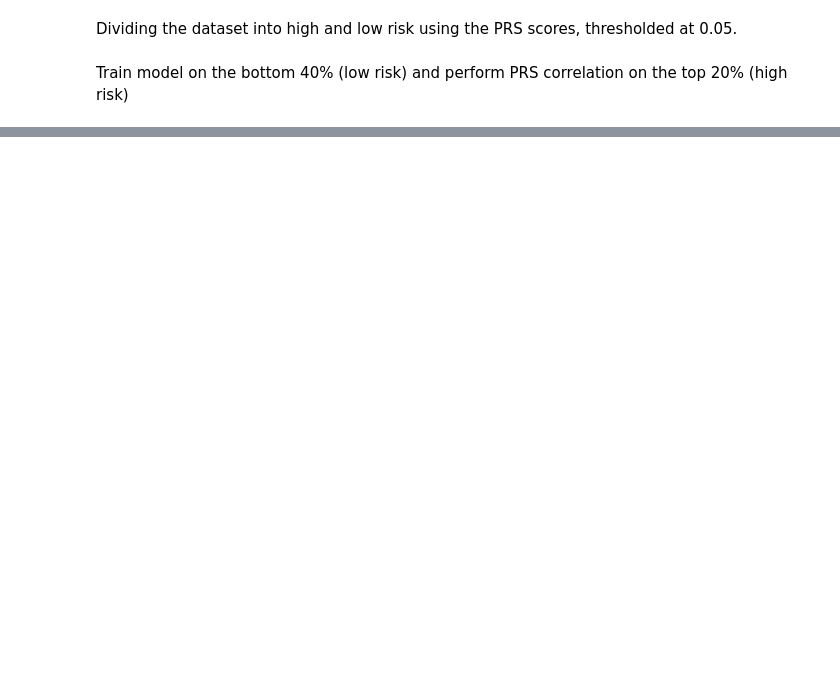
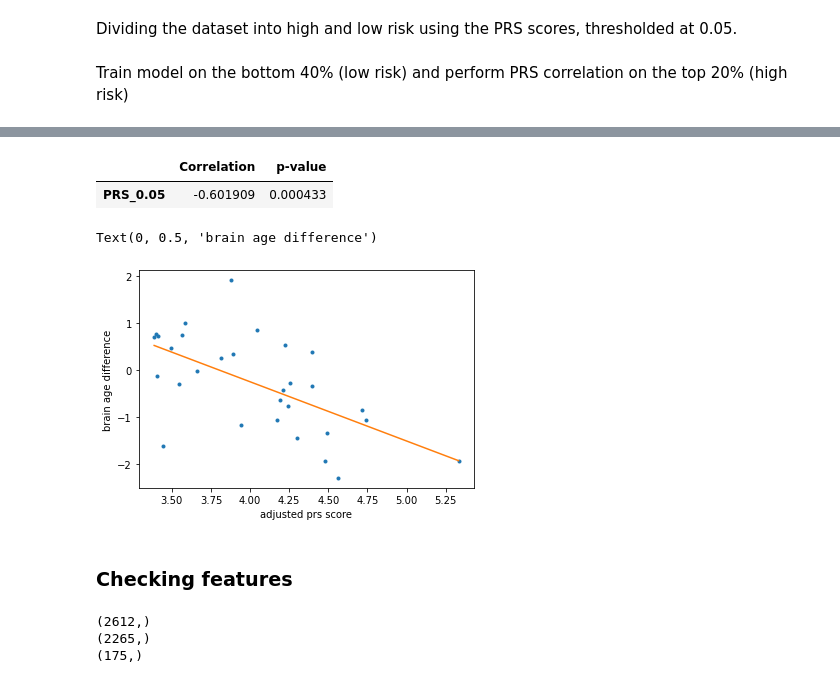
Before and after one commit to lehai-ml/schizophrenia_PRS, a Jupyter notebook: notebooks_results/dHCP/5_1_dHCP_model_training.ipynb, the cells around one changed output, grey strips where cells are left out. Drawn from its saved outputs; the diff is of its cells as text; code cells hidden in the pictures; blank space fills up the shorter version.

```diff
--- a/notebooks_results/dHCP/5_1_dHCP_model_training.ipynb
+++ b/notebooks_results/dHCP/5_1_dHCP_model_training.ipynb
@@ -163,0 +36,11 @@ brain_age_difference
+# %%
+high_risk,low_risk=data_preprocessing.high_low_risk_divide(adjusted_prs_score,high_perc=0.2,low_perc=0.4)
+high_risk=high_risk[1:]
+X_total=np.asarray(european_diffusion_dataset_term.loc[:,'PreCG.R_PreCG.L':'ITG.R_ITG.L'])
+X_low_risk=np.asarray(european_diffusion_dataset_term.loc[low_risk,'PreCG.R_PreCG.L':'ITG.R_ITG.L'])
+X_high_risk=np.asarray(european_diffusion_dataset_term.loc[high_risk,'PreCG.R_PreCG.L':'ITG.R_ITG.L'])
+
+
+y_total=np.asarray(european_diffusion_dataset_term['PMA_diff'])
+y_low_risk=np.asarray(european_diffusion_dataset_term.loc[low_risk,'PMA_diff'])
+y_high_risk=np.asarray(european_diffusion_dataset_term.loc[high_risk,'PMA_diff'])
@@ -163,0 +187,7 @@ brain_age_difference
+# %%
+brain_age_difference=pd.DataFrame(y_high_risk_pred_dict)
+brain_age_difference['mean_PMA_pred']=brain_age_difference.mean(axis=1)
+brain_age_difference['true_PMA']=y_high_risk
+brain_age_difference['residual']=brain_age_difference['mean_PMA_pred']-brain_age_difference['true_PMA']
+
+brain_age_difference
@@ -163,0 +212,35 @@ brain_age_difference
+# %%
+brain_age_difference_corr=pd.DataFrame({'Correlation':(pearsonr(brain_age_difference['residual'],adjusted_prs_score_scaled_high_risk))[0],
+'p-value':(pearsonr(brain_age_difference['residual'],adjusted_prs_score_scaled_high_risk))[1]},index=['PRS_0.05'])
+
+brain_age_difference_corr
+# %% [output]
+|  | Correlation | p-value |
+| PRS_0.05 | -0.601909 | 0.000433 |
+# %%
+plt.plot(adjusted_prs_score_scaled_high_risk,brain_age_difference['residual'],'.')
+lin_reg=LinearRegression()
+lin_reg.fit(adjusted_prs_score_scaled_high_risk.reshape(-1,1),brain_age_difference['residual'].values)
+plt.plot(adjusted_prs_score_scaled_high_risk,lin_reg.predict(adjusted_prs_score_scaled_high_risk.reshape(-1,1)))
+plt.xlabel('adjusted prs score')
+plt.ylabel('brain age difference')
+# %% [output]
+Text(0, 0.5, 'brain age difference')
+[figure, added]
+# %% [markdown]
+### Checking features
+# %%
+original_ROIs_combinations=european_diffusion_dataset_term.loc[low_risk,'PreCG.R_PreCG.L':'ITG.R_ITG.L'].columns
+pipe0.named_steps['remove_zeros'].get_column_names(original_ROIs_combinations)
+ROIs_combination_remove_zeros=pipe0.named_steps['remove_zeros'].reduced_features_names
+print(ROIs_combination_remove_zeros.shape)
+pipe0.named_steps['remove_correlation'].get_column_names(ROIs_combination_remove_zeros)
+ROIs_combination_remove_correlation=pipe0.named_steps['remove_correlation'].reduced_features_names
+print(ROIs_combination_remove_correlation.shape)
+pipe0.named_steps['select_p_Val'].get_column_names(ROIs_combination_remove_correlation)
+ROIs_combination_select_univariate=pipe0.named_steps['select_p_Val'].reduced_features_names
+print(ROIs_combination_select_univariate.shape)
+# %% [output]
+(2612,)
+(2265,)
+(175,)
```
Also changed, not shown: parts of 127 cells of this notebook, 1 other file.
